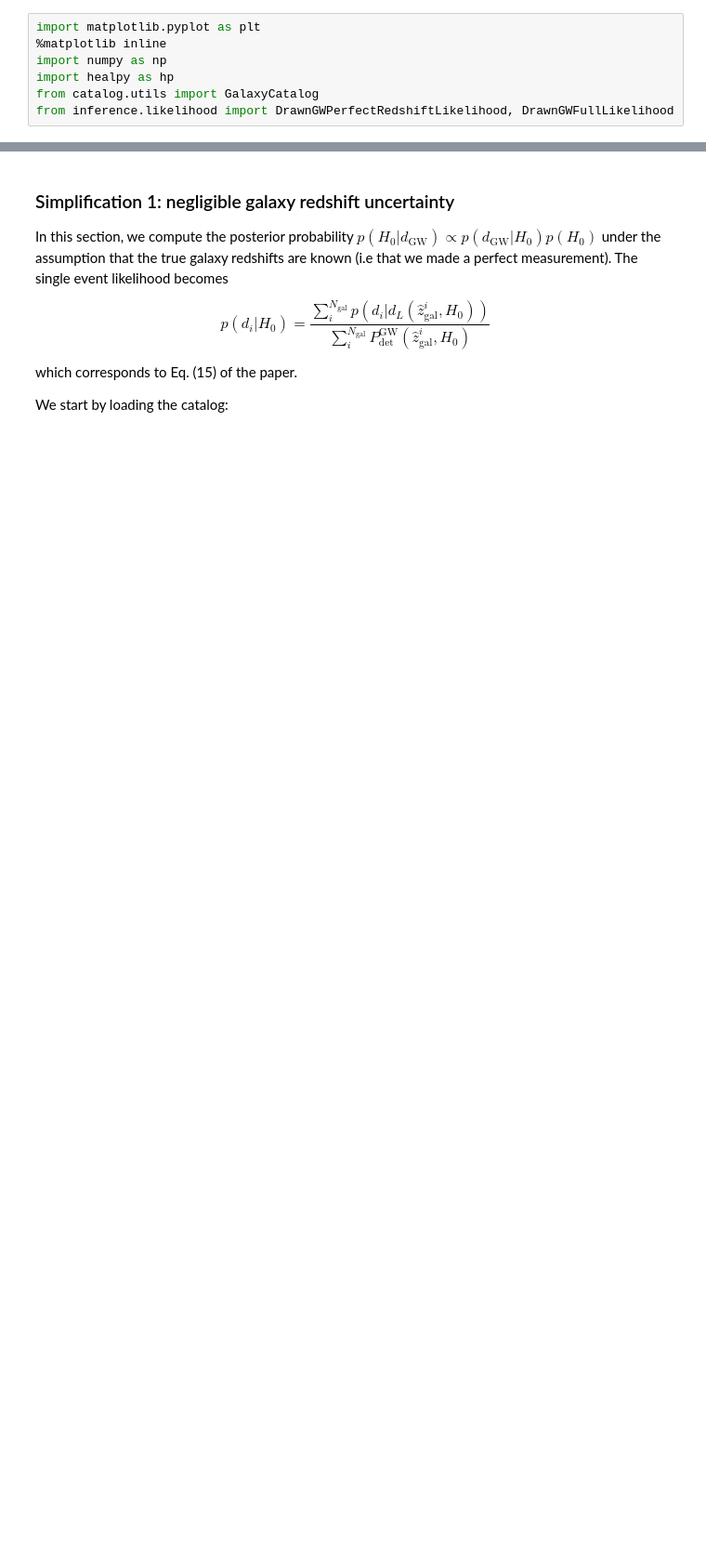
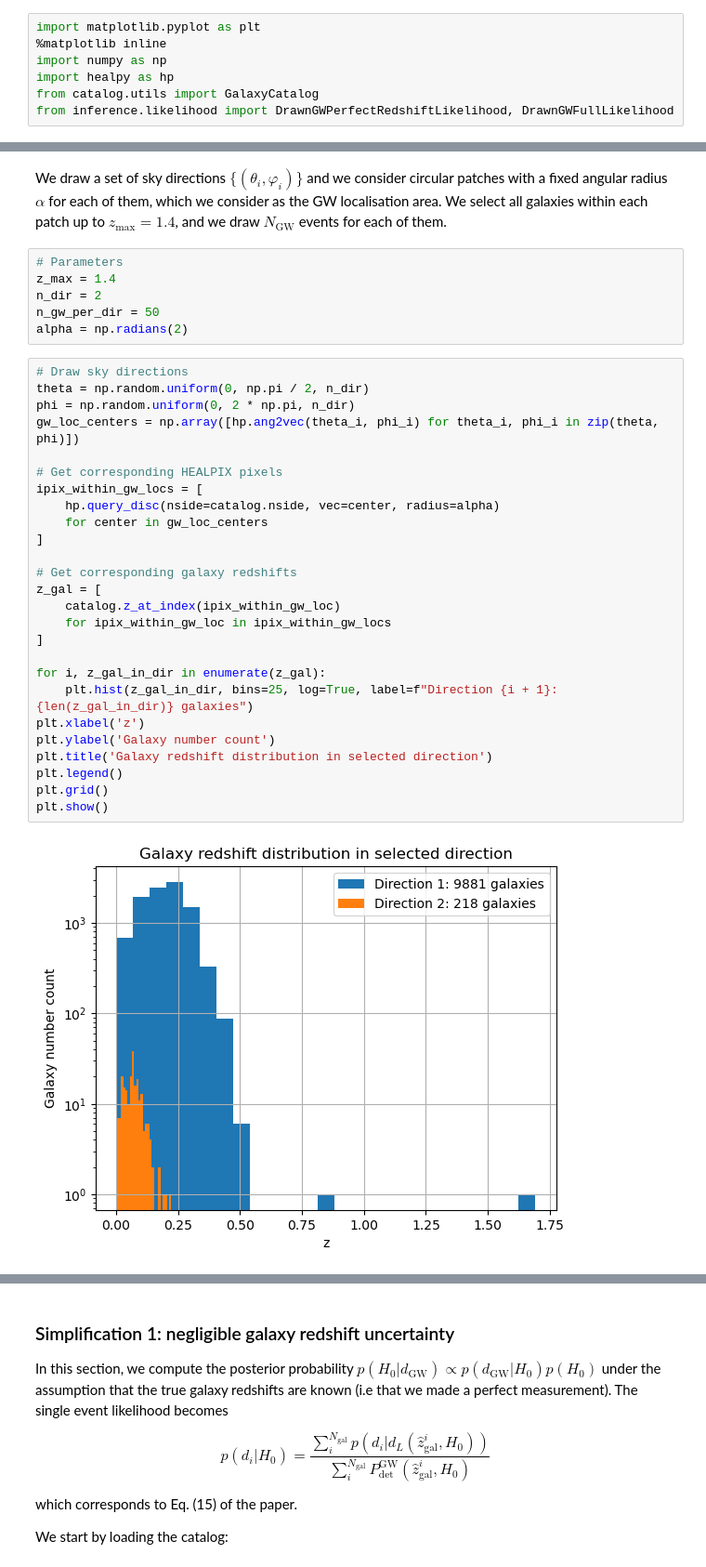
Before and after one commit to binado/standard-sirens, a Jupyter notebook: src/simplified_likelihood.ipynb, the cells around one changed output, grey strips where cells are left out. Shown: that part at 93% size. Drawn from its saved outputs; the diff is of its cells as text; blank space fills up the shorter version.

Commit message:
Add more helper text to inference notebook

```diff
--- a/src/simplified_likelihood.ipynb
+++ b/src/simplified_likelihood.ipynb
@@ -14,0 +20,36 @@ from inference.likelihood import DrawnGWPerfectRedshiftLikelihood, DrawnGWFullLi
+# %% [markdown]
+We draw a set of sky directions $\{(\theta_i, \varphi_i)\}$ and we consider circular patches with a fixed angular radius $\alpha$ for each of them, which we consider as the GW localisation area. We select all galaxies within each patch up to $z_\text{max}=1.4$, and we draw $N_{\text{GW}}$ events for each of them.
+# %%
+# Parameters
+z_max = 1.4
+n_dir = 2
+n_gw_per_dir = 50
+alpha = np.radians(2)
+# %%
+# Draw sky directions
+theta = np.random.uniform(0, np.pi / 2, n_dir)
+phi = np.random.uniform(0, 2 * np.pi, n_dir)
+gw_loc_centers = np.array([hp.ang2vec(theta_i, phi_i) for theta_i, phi_i in zip(theta, phi)])
+
+# Get corresponding HEALPIX pixels
+ipix_within_gw_locs = [
+    hp.query_disc(nside=catalog.nside, vec=center, radius=alpha)
+    for center in gw_loc_centers
+]
+
+# Get corresponding galaxy redshifts
+z_gal = [
+    catalog.z_at_index(ipix_within_gw_loc)
+    for ipix_within_gw_loc in ipix_within_gw_locs
+]
+
+for i, z_gal_in_dir in enumerate(z_gal):
+    plt.hist(z_gal_in_dir, bins=25, log=True, label=f"Direction {i + 1}: {len(z_gal_in_dir)} galaxies")
+plt.xlabel('z')
+plt.ylabel('Galaxy number count')
+plt.title('Galaxy redshift distribution in selected direction')
+plt.legend()
+plt.grid()
+plt.show()
+# %% [output]
+[figure, added]
```
Also changed, not shown: parts of 13 cells of this notebook.
